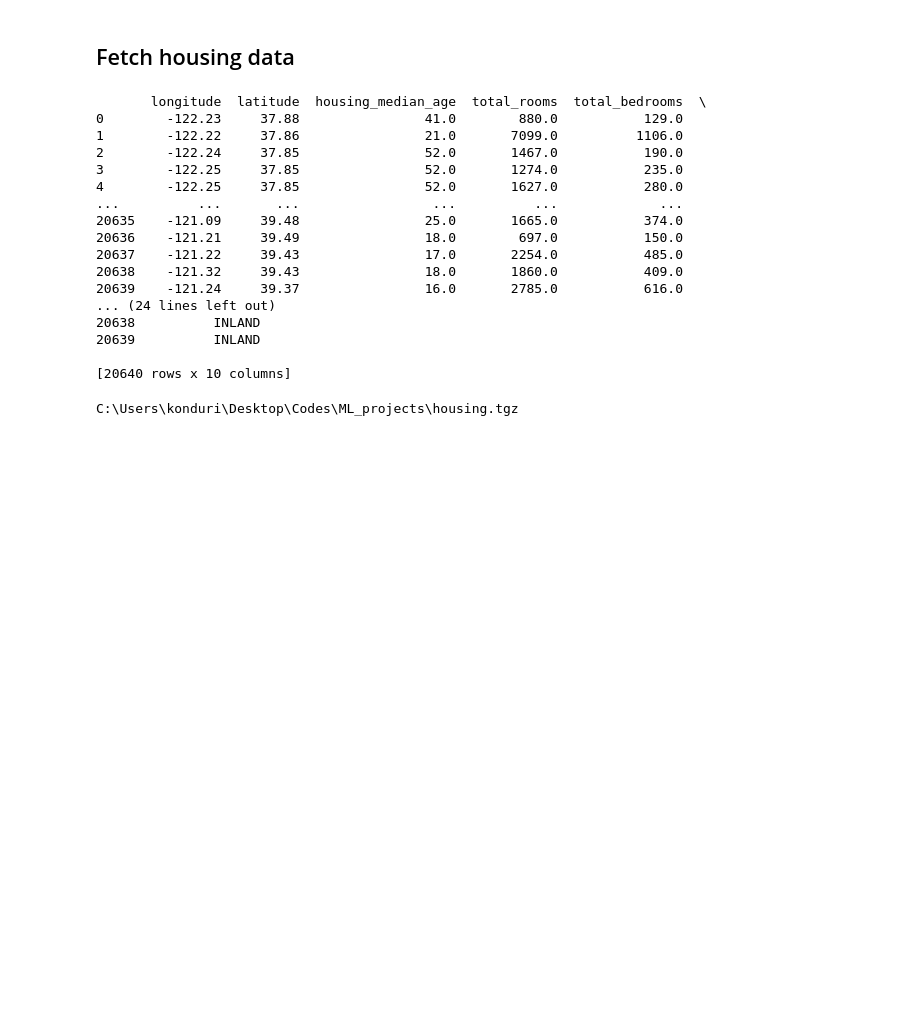
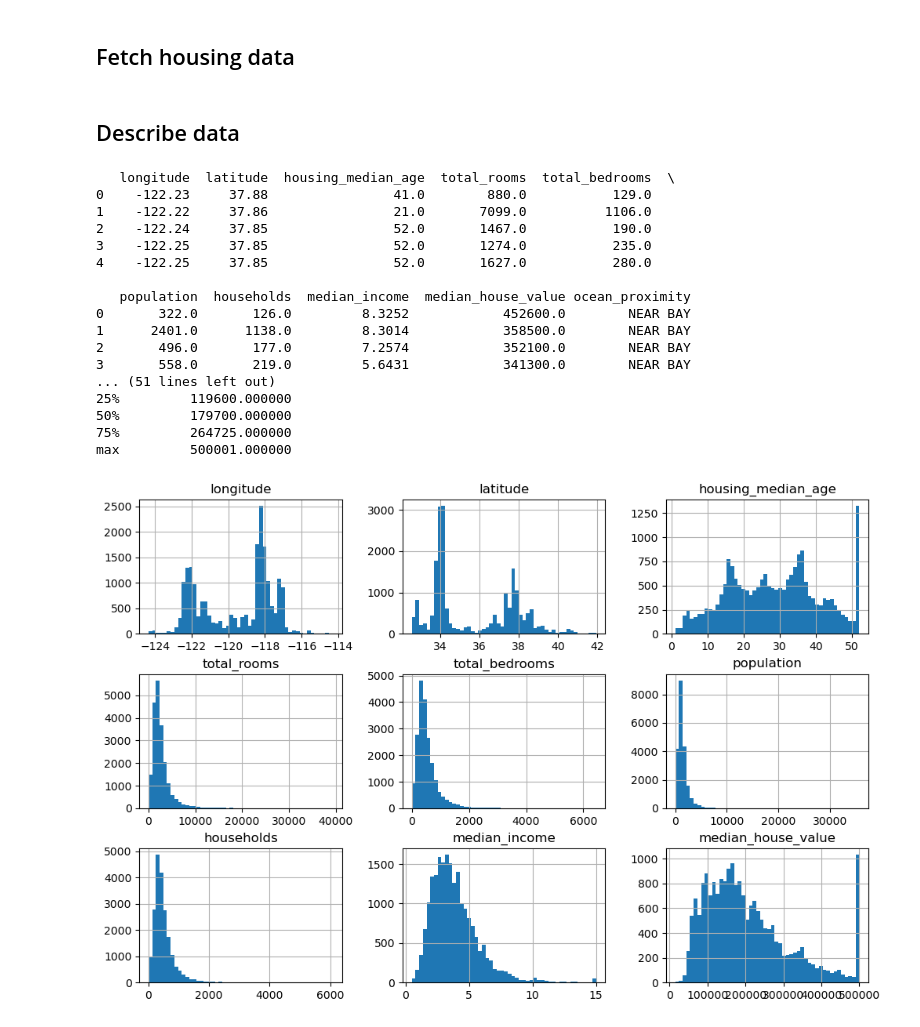
Before and after one commit to kvshashank/Codes, a Jupyter notebook: ML_projects/housing_data.ipynb, the cells around one changed output. Cells and saved outputs as stored; diff of their text form; code cells hidden in the pictures; blank space fills up the shorter version.

Commit message:
added data visualization

```diff
--- a/ML_projects/housing_data.ipynb
+++ b/ML_projects/housing_data.ipynb
@@ -2,9 +2,11 @@
 ## Fetch housing data
 # %%
 import pandas as pd
+import numpy as np
 import tarfile
 import urllib.request
 import os
+import matplotlib.pyplot as plt
 
 def load_housing_data():
     url = "https://github.com/ageron/data/raw/main/housing.tgz"
@@ -22,30 +24,32 @@ def load_housing_data():
     data = pd.read_csv("housing.csv", header=0)
     return(data)
 
-data = load_housing_data()
-print(data)
+housing = load_housing_data()
-# %% [output]
-       longitude  latitude  housing_median_age  total_rooms  total_bedrooms  \
-0        -122.23     37.88                41.0        880.0           129.0
-1        -122.22     37.86                21.0       7099.0          1106.0
-2        -122.24     37.85                52.0       1467.0           190.0
-3        -122.25     37.85                52.0       1274.0           235.0
-4        -122.25     37.85                52.0       1627.0           280.0
-...          ...       ...                 ...          ...             ...
-20635    -121.09     39.48                25.0       1665.0           374.0
-20636    -121.21     39.49                18.0        697.0           150.0
-20637    -121.22     39.43                17.0       2254.0           485.0
-20638    -121.32     39.43                18.0       1860.0           409.0
-20639    -121.24     39.37                16.0       2785.0           616.0
-... (24 lines left out)
-20638          INLAND
-20639          INLAND
-
-[20640 rows x 10 columns]
-# %%
-
-
-
-print(output_path)
-# %% [output]
-C:\Users\konduri\Desktop\Codes\ML_projects\housing.tgz
+# %% [markdown]
+## Describe data
+# %%
+print(housing.head())
+print(housing.info())
+print(housing["ocean_proximity"].value_counts())
+print(housing.describe())
+housing.hist(bins=50, figsize=(12,8))
+plt.show()
+# %% [output]
+   longitude  latitude  housing_median_age  total_rooms  total_bedrooms  \
+0    -122.23     37.88                41.0        880.0           129.0
+1    -122.22     37.86                21.0       7099.0          1106.0
+2    -122.24     37.85                52.0       1467.0           190.0
+3    -122.25     37.85                52.0       1274.0           235.0
+4    -122.25     37.85                52.0       1627.0           280.0
+
+   population  households  median_income  median_house_value ocean_proximity
+0       322.0       126.0         8.3252            452600.0        NEAR BAY
+1      2401.0      1138.0         8.3014            358500.0        NEAR BAY
+2       496.0       177.0         7.2574            352100.0        NEAR BAY
+3       558.0       219.0         5.6431            341300.0        NEAR BAY
+... (51 lines left out)
+25%         119600.000000
+50%         179700.000000
+75%         264725.000000
+max         500001.000000
+[figure, added]
```
Also changed, not shown: parts of 5 cells of this notebook.
